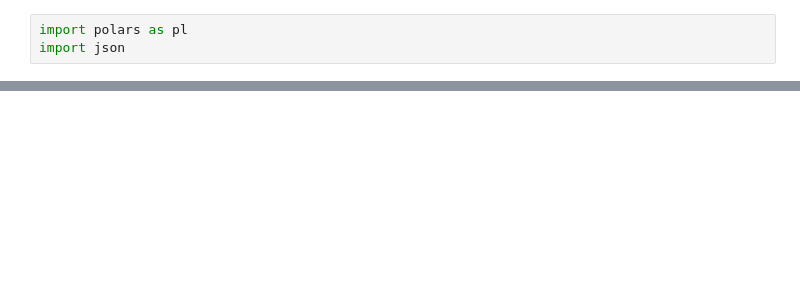
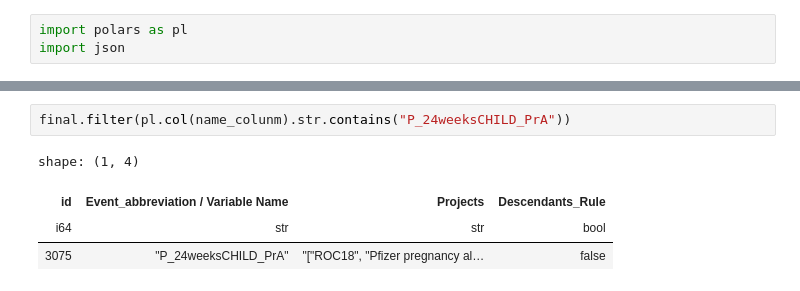
Before and after one commit to VAC4EU/Codemapper, a Jupyter notebook: mother excel.ipynb, the cells around one changed output, grey strips where cells are left out. Drawn from its saved outputs; the diff is of its cells as text; blank space fills up the shorter version.

```diff
--- a/mother excel.ipynb
+++ b/mother excel.ipynb
@@ -83,4 +83,11 @@ missing.str.join(', ')[0]
 'B_COAGDEF_COV, B_COAGDIS_AESI, B_SICKLECELLALGORITHM_COV, B_TTS_AESI, C_ACI_AESI, C_CARDIOCEREBROVASCULARDESE_COV, C_CARDIOMYOPATHYALL_COV, C_CVD_COV, C_FULMINANTMYOCARDALGOR_AESI, C_INFLAMCARDIOMYOP ...
+# %%
+final.filter(pl.col(name_colunm).str.contains("P_24weeksCHILD_PrA"))
+# %% [output]
+shape: (1, 4)
+| id | Event_abbreviation / Variable Name | Projects | Descendants_Rule |
+| i64 | str | str | bool |
+| 3075 | "P_24weeksCHILD_PrA" | "["ROC18", "Pfizer pregnancy al… | false |
 # %%
 final = (
     projects_mappings
```
Also changed, not shown: parts of 6 cells of this notebook, 22 other files.
